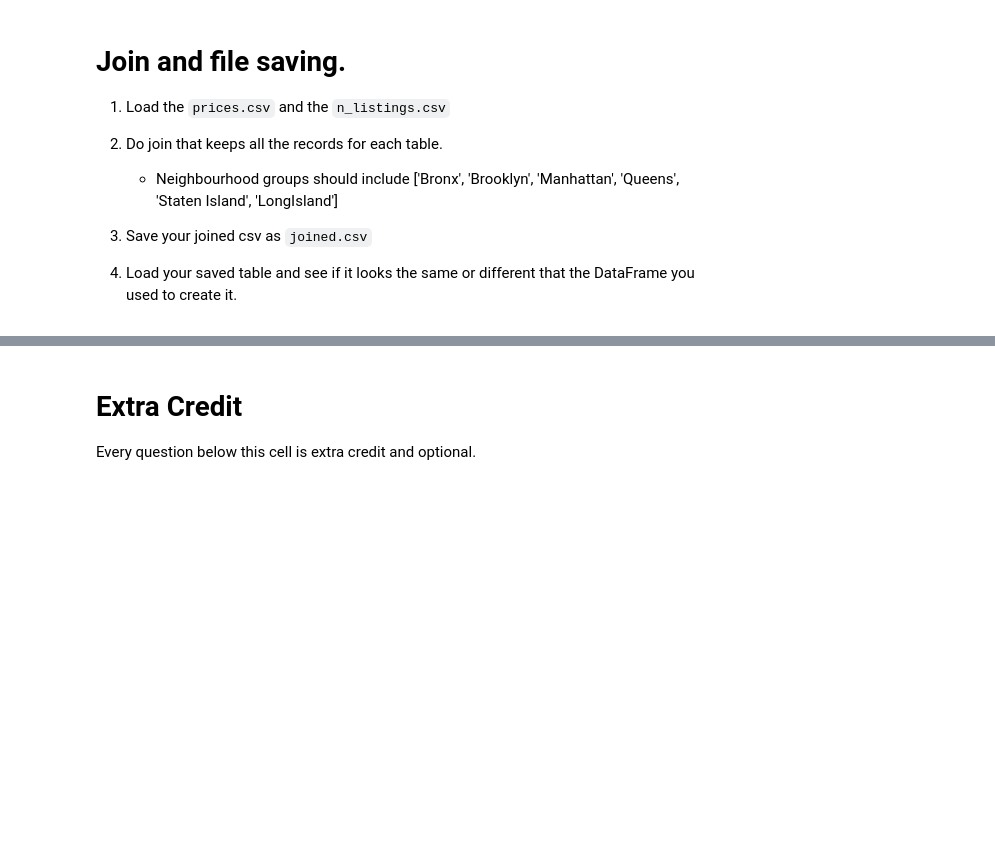
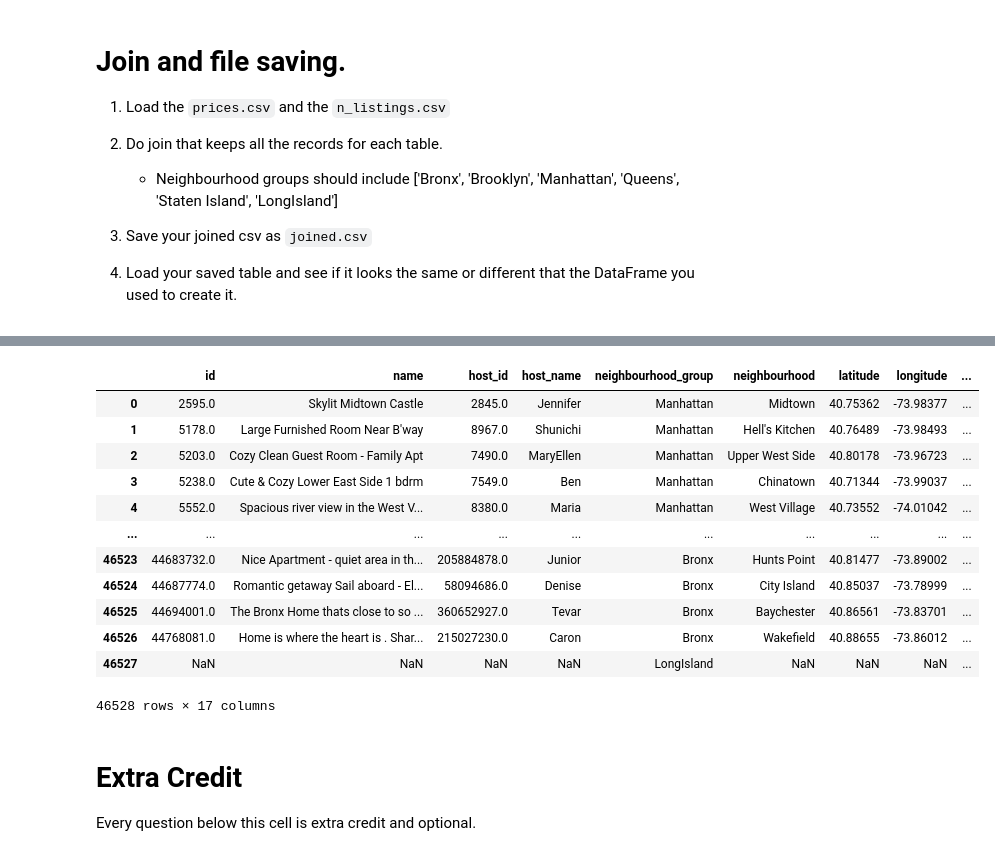
Before and after one commit to DariaKhot/my-fork-2023-fall-data-science-fridays, a Jupyter notebook: Week-01-Pandas/Exercise-Daria.ipynb, the cells around one changed output, grey strips where cells are left out. Drawn from its saved outputs; the diff is of its cells as text; code cells hidden in the pictures; blank space fills up the shorter version.

```diff
--- a/Week-01-Pandas/Exercise-Daria.ipynb
+++ b/Week-01-Pandas/Exercise-Daria.ipynb
@@ -256,4 +256,6 @@ neighboorhood['price'].agg(['max','min','mean','median','std'])
 # %%
 # 1. Load the `prices.csv` and the `n_listings.csv`
 df=pd.read_csv('data/listings.csv')
-df1=pd.read_csv('data/n_listings.csv')
+df1=pd.read_csv('data/n_listings.csv', sep=';')
+
+df1
@@ -260,5 +268,22 @@ df1=pd.read_csv('data/n_listings.csv')
 # %%
 # 2. Do join that keeps all the records for each table.
+merge_df=pd.merge(df,df1, on='neighbourhood_group', how='outer')
+
+merge_df
+# %% [output]
+|  | id | name | host_id | host_name | neighbourhood_group | neighbourhood | latitude | longitude | ... |
+| 0 | 2595.0 | Skylit Midtown Castle | 2845.0 | Jennifer | Manhattan | Midtown | 40.75362 | -73.98377 | ... |
+| 1 | 5178.0 | Large Furnished Room Near B'way | 8967.0 | Shunichi | Manhattan | Hell's Kitchen | 40.76489 | -73.98493 | ... |
+| 2 | 5203.0 | Cozy Clean Guest Room - Family Apt | 7490.0 | MaryEllen | Manhattan | Upper West Side | 40.80178 | -73.96723 | ... |
+| 3 | 5238.0 | Cute & Cozy Lower East Side 1 bdrm | 7549.0 | Ben | Manhattan | Chinatown | 40.71344 | -73.99037 | ... |
+| 4 | 5552.0 | Spacious river view in the West V... | 8380.0 | Maria | Manhattan | West Village | 40.73552 | -74.01042 | ... |
+| ... | ... | ... | ... | ... | ... | ... | ... | ... | ... |
+| 46523 | 44683732.0 | Nice Apartment - quiet area in th... | 205884878.0 | Junior | Bronx | Hunts Point | 40.81477 | -73.89002 | ... |
+| 46524 | 44687774.0 | Romantic getaway Sail aboard - El... | 58094686.0 | Denise | Bronx | City Island | 40.85037 | -73.78999 | ... |
+| 46525 | 44694001.0 | The Bronx Home thats close to so ... | 360652927.0 | Tevar | Bronx | Baychester | 40.86561 | -73.83701 | ... |
+| 46526 | 44768081.0 | Home is where the heart is . Shar... | 215027230.0 | Caron | Bronx | Wakefield | 40.88655 | -73.86012 | ... |
+| 46527 | NaN | NaN | NaN | NaN | LongIsland | NaN | NaN | NaN | ... |
+46528 rows × 17 columns
 # %% [markdown]
 # Extra Credit
 Every question below this cell is extra credit and optional.
```
Also changed, not shown: parts of 8 cells of this notebook, 1 other file.
